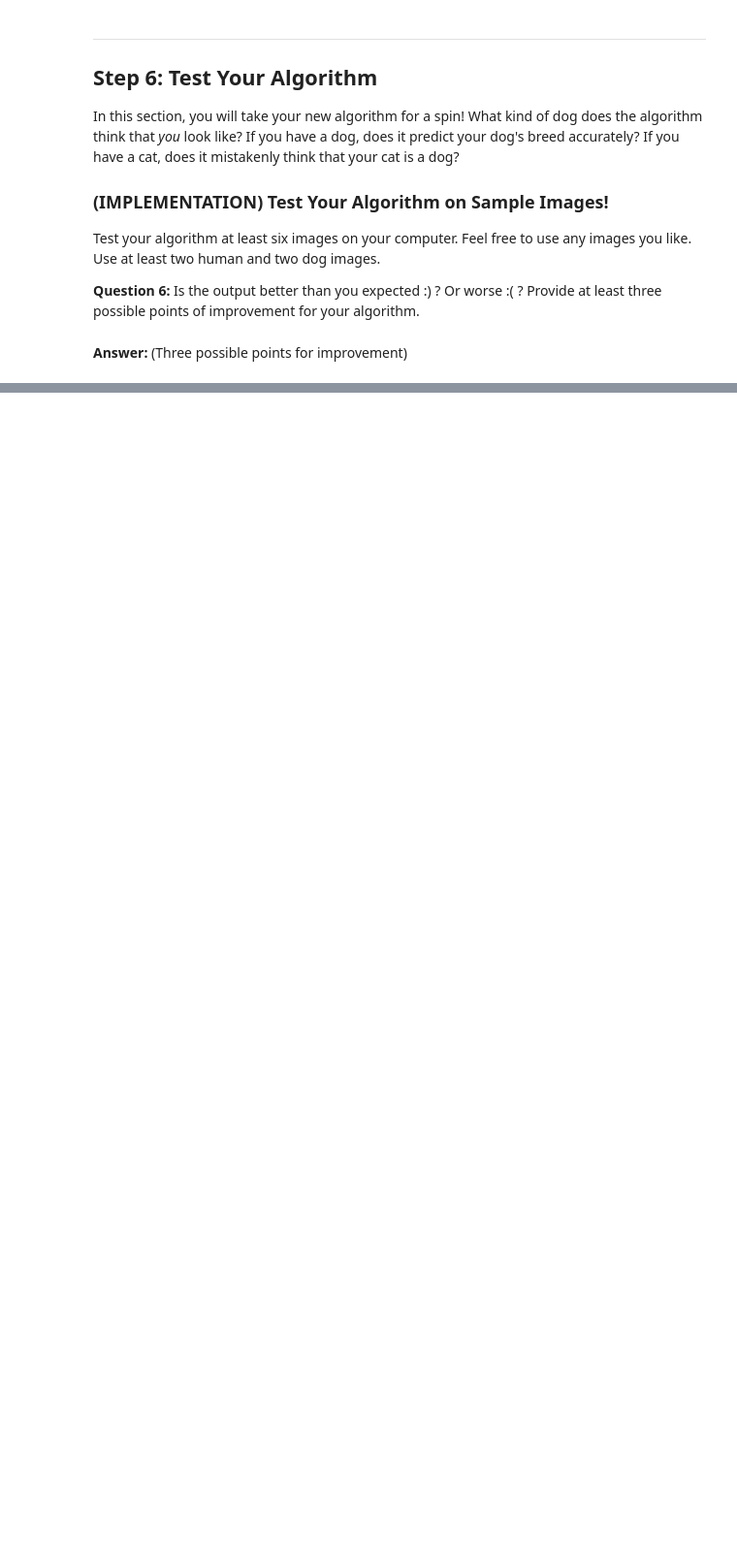
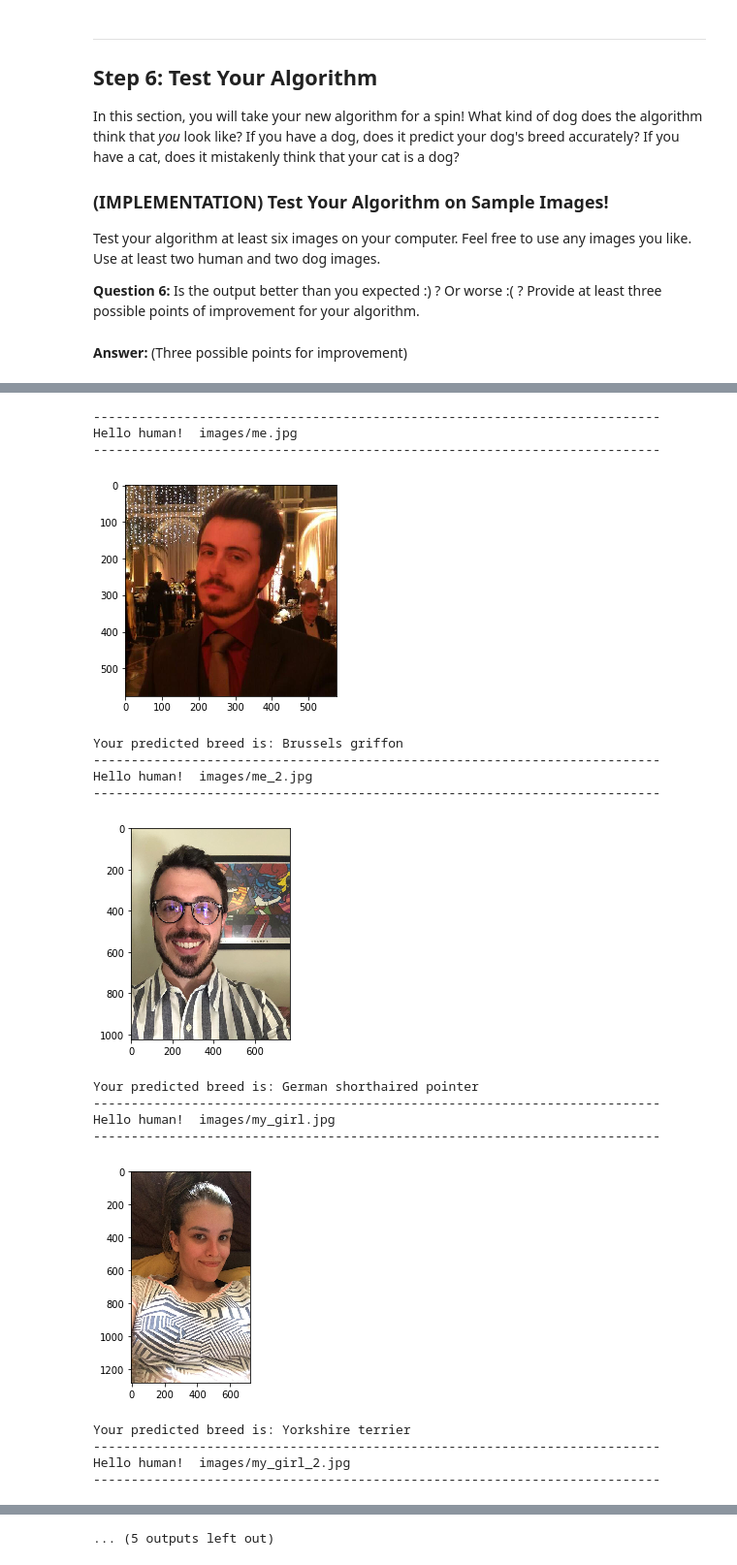
Before and after one commit to todeschini-felipe/udacity, a Jupyter notebook: deep-learning-v2-pytorch-master/project-dog-classification/dog_app.ipynb, the cells around one changed output, grey strips where cells are left out. Shown at 97% size. Drawn from its saved outputs; the diff is of its cells as text; code cells hidden in the pictures; blank space fills up the shorter version.

```diff
--- a/deep-learning-v2-pytorch-master/project-dog-classification/dog_app.ipynb
+++ b/deep-learning-v2-pytorch-master/project-dog-classification/dog_app.ipynb
@@ -672,3 +911,6 @@ optimizer_transfer = None
+# %%
+criterion_transfer = nn.CrossEntropyLoss()
+optimizer_transfer = optim.Adam(model_transfer.parameters(), lr=0.001)
 # %% [markdown]
 ### (IMPLEMENTATION) Train and Validate the Model
 
@@ -681,0 +994,6 @@ model_transfer = # train(n_epochs, loaders_transfer, model_transfer, optimizer_t
+# %%
+n_epochs = 20
+model_save = 'model_transfer.pt'
+
+# train the model
+model_transfer = train(n_epochs, loaders_transfer, model_transfer, optimizer_transfer, criterion_transfer, use_cuda, model_save)
@@ -747,0 +1167,28 @@ for file in np.hstack((human_files[:3], dog_files[:3])):
+# %%
+#
+# My experiments
+#
+images_path = "images/"
+images = ["me.jpg", "me_2.jpg", "my_girl.jpg", "my_girl_2.jpg", "my_dog.jpg", "my_dog_2.jpg", "friend_1.png", "friend_2.jpg"]
+for file in images:
+    image = images_path + file
+    run_app(image)
+# %% [output]
+---------------------------------------------------------------------------
+Hello human!  images/me.jpg
+---------------------------------------------------------------------------
+[figure, added]
+Your predicted breed is: Brussels griffon
+---------------------------------------------------------------------------
+Hello human!  images/me_2.jpg
+---------------------------------------------------------------------------
+[figure, added]
+Your predicted breed is: German shorthaired pointer
+---------------------------------------------------------------------------
+Hello human!  images/my_girl.jpg
+---------------------------------------------------------------------------
+[figure, added]
+Your predicted breed is: Yorkshire terrier
+---------------------------------------------------------------------------
+Hello human!  images/my_girl_2.jpg
+---------------------------------------------------------------------------
@@ -747,0 +1206 @@ for file in np.hstack((human_files[:3], dog_files[:3])):
+... (5 outputs left out)
```
Also changed, not shown: parts of 42 cells of this notebook, 8 other files.
